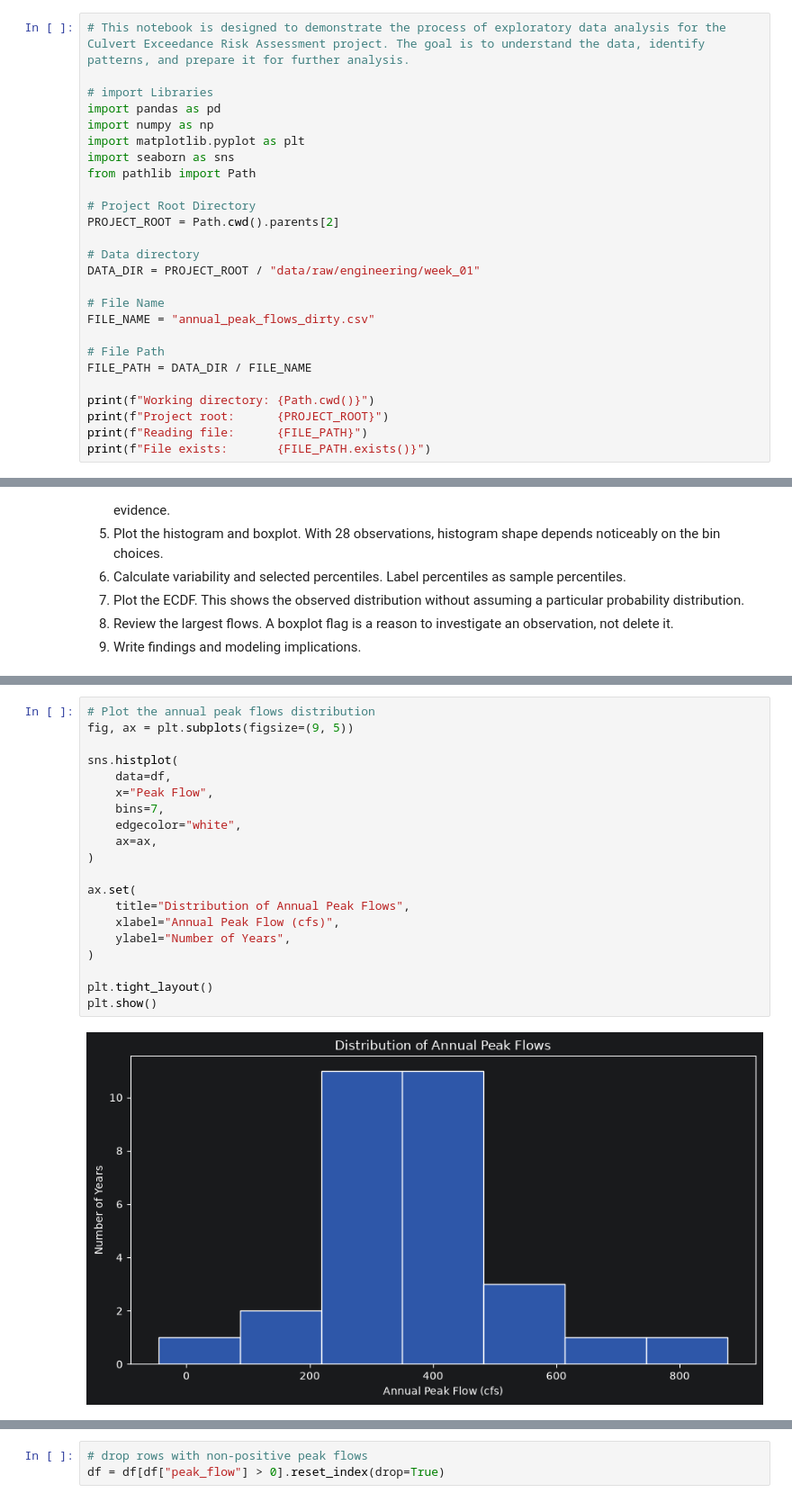
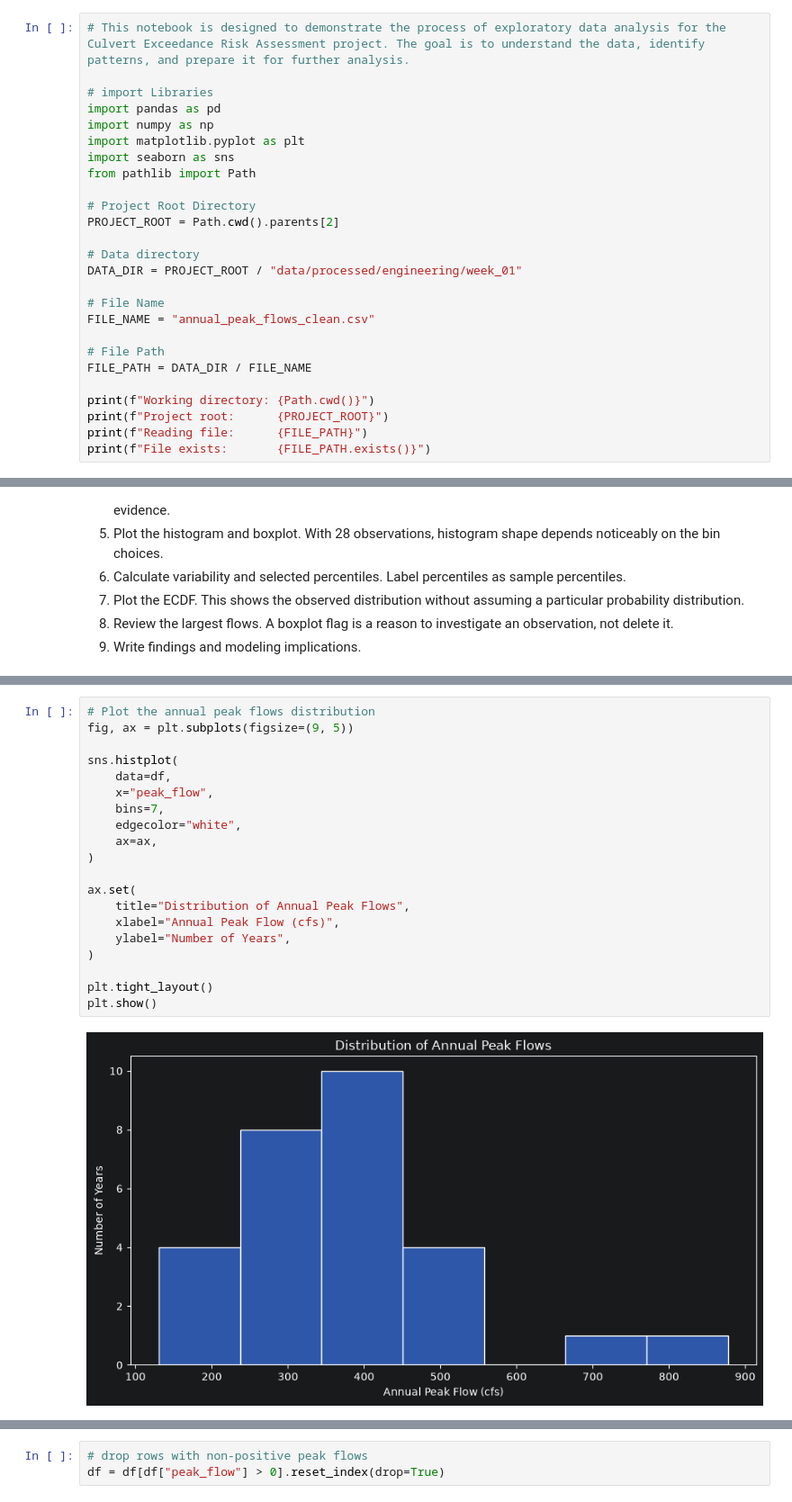
Before and after one commit to Brice-Dev-Lab/monte-carlo-practice-drills, a Jupyter notebook: notebooks/engineering/week_01/02_eda.ipynb, the cells around one changed output, grey strips where cells are left out. Shown at 90% size. Cells and saved outputs as stored; diff of their text form.

```diff
--- a/notebooks/engineering/week_01/02_eda.ipynb
+++ b/notebooks/engineering/week_01/02_eda.ipynb
@@ -19,10 +19,10 @@ from pathlib import Path
 PROJECT_ROOT = Path.cwd().parents[2]
 
 # Data directory
-DATA_DIR = PROJECT_ROOT / "data/raw/engineering/week_01"
+DATA_DIR = PROJECT_ROOT / "data/processed/engineering/week_01"
 
 # File Name
-FILE_NAME = "annual_peak_flows_dirty.csv"
+FILE_NAME = "annual_peak_flows_clean.csv"
 
 # File Path
 FILE_PATH = DATA_DIR / FILE_NAME
@@ -89,23 +89,23 @@ Index(['Water Year', 'Peak Flow', 'Units', 'Status'], dtype='str')
 # %%
 # Plot the annual peak flows distribution
 fig, ax = plt.subplots(figsize=(9, 5))
 
 sns.histplot(
     data=df,
-    x="Peak Flow",
+    x="peak_flow",
     bins=7,
     edgecolor="white",
     ax=ax,
 )
 
 ax.set(
     title="Distribution of Annual Peak Flows",
     xlabel="Annual Peak Flow (cfs)",
     ylabel="Number of Years",
 )
 
 plt.tight_layout()
 plt.show()
 # %% [output]
-[figure, old version]
+[figure, new version]
 # %%
```
Also changed, not shown: parts of 14 cells of this notebook, 5 other files.
